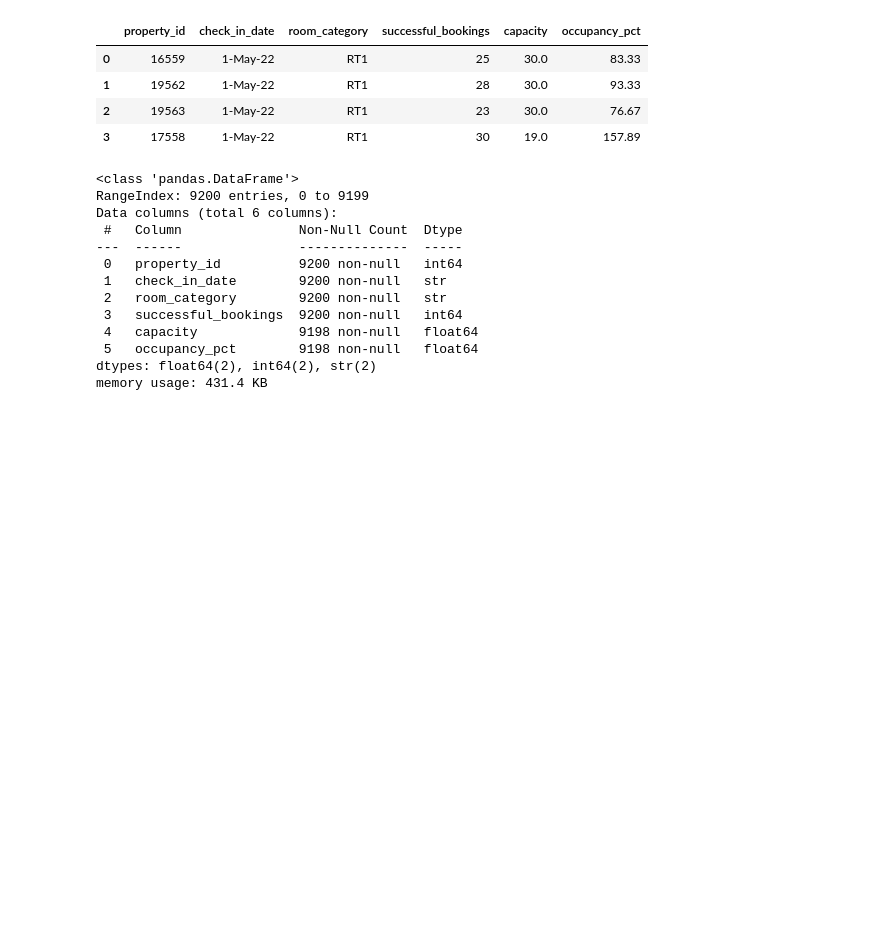
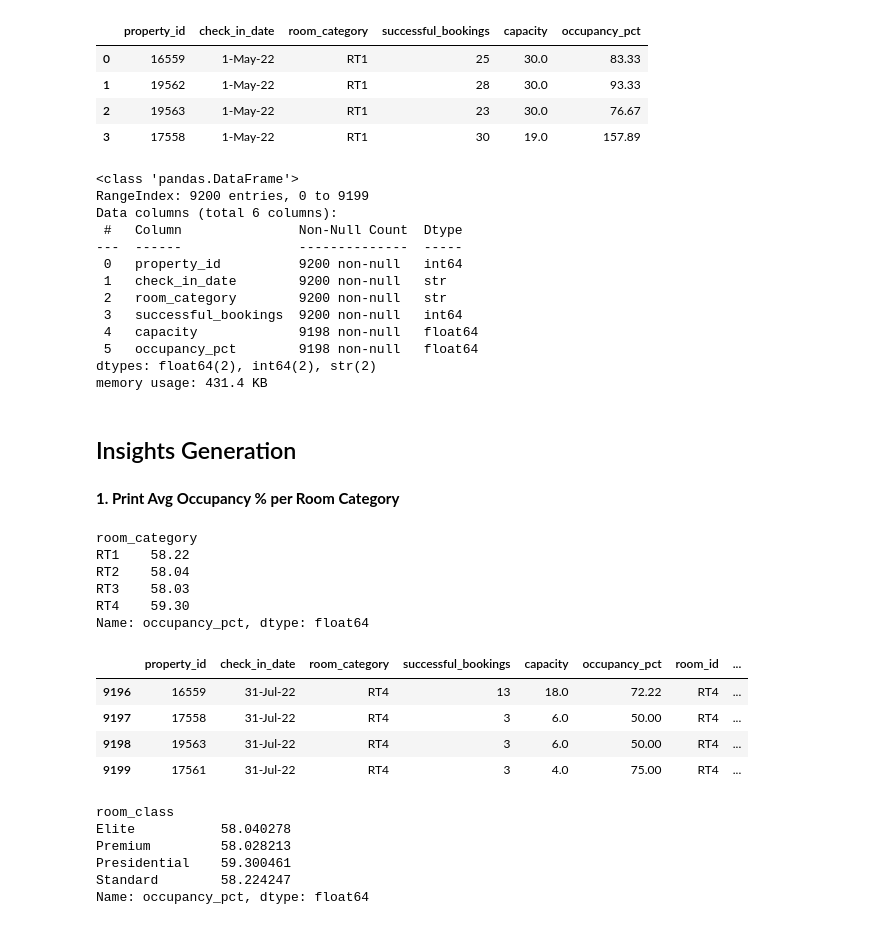
Before and after one commit to dev-p-analytics/hospitality-eda, a Jupyter notebook: hotel.ipynb, the cells around one changed output. Cells and saved outputs as stored; diff of their text form; code cells hidden in the pictures; blank space fills up the shorter version.

Commit message:
Created Insights Generation Section and added necessary analysis for frequently asked questions

```diff
--- a/hotel.ipynb
+++ b/hotel.ipynb
@@ -272,3 +272,34 @@ Data columns (total 6 columns):
  5   occupancy_pct        9198 non-null   float64
 dtypes: float64(2), int64(2), str(2)
 memory usage: 431.4 KB
+# %% [markdown]
+## Insights Generation
+# %% [markdown]
+**1. Print Avg Occupancy % per Room Category**
+# %%
+df_agg_bookings.groupby("room_category")['occupancy_pct'].mean().round(2)
+# %% [output]
+room_category
+RT1    58.22
+RT2    58.04
+RT3    58.03
+RT4    59.30
+Name: occupancy_pct, dtype: float64
+# %%
+df = pd.merge(df_agg_bookings, df_rooms, left_on="room_category", right_on="room_id")
+df.tail(4)
+# %% [output]
+|  | property_id | check_in_date | room_category | successful_bookings | capacity | occupancy_pct | room_id | ... |
+| 9196 | 16559 | 31-Jul-22 | RT4 | 13 | 18.0 | 72.22 | RT4 | ... |
+| 9197 | 17558 | 31-Jul-22 | RT4 | 3 | 6.0 | 50.00 | RT4 | ... |
+| 9198 | 19563 | 31-Jul-22 | RT4 | 3 | 6.0 | 50.00 | RT4 | ... |
+| 9199 | 17561 | 31-Jul-22 | RT4 | 3 | 4.0 | 75.00 | RT4 | ... |
+# %%
+df.groupby("room_class")["occupancy_pct"].mean()
+# %% [output]
+room_class
+Elite           58.040278
+Premium         58.028213
+Presidential    59.300461
+Standard        58.224247
+Name: occupancy_pct, dtype: float64
```
Also changed, not shown: parts of 33 cells of this notebook.
